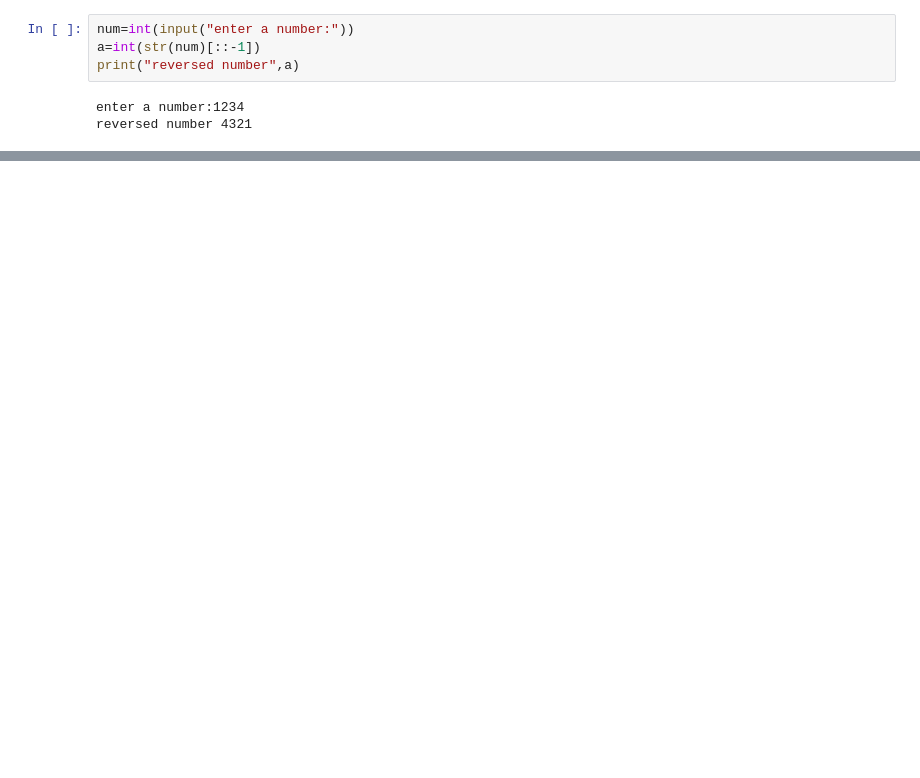
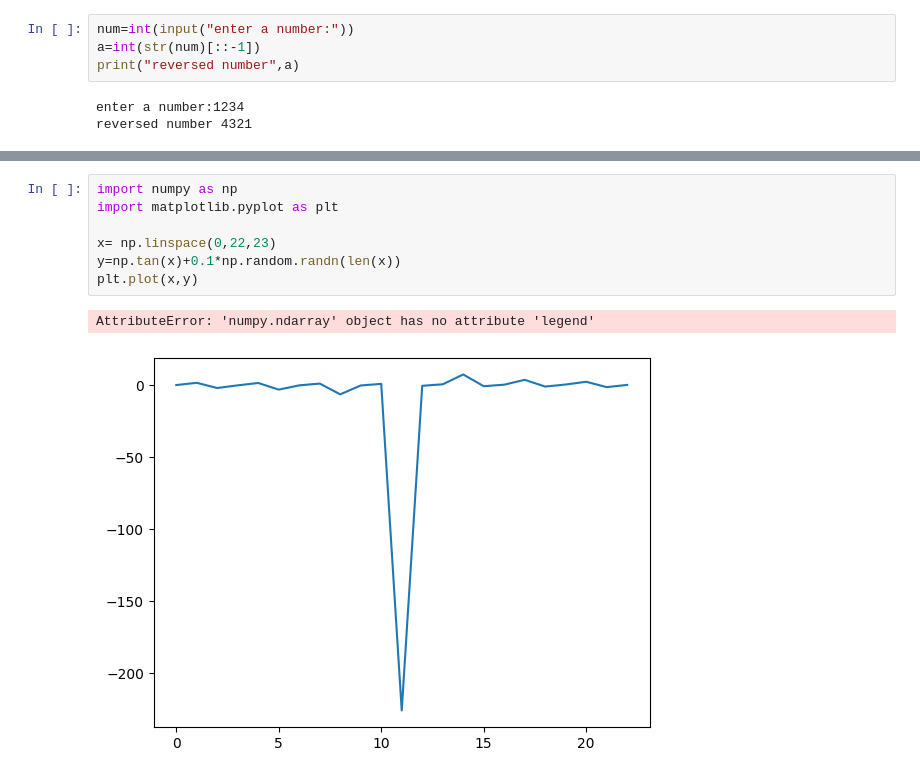
Before and after one commit to PratyushMaharana/pingu-the-basics-, a Jupyter notebook: Coding.ipynb, the cells around one changed output, grey strips where cells are left out. Cells and saved outputs as stored; diff of their text form; blank space fills up the shorter version.

```diff
--- a/Coding.ipynb
+++ b/Coding.ipynb
@@ -472,0 +759,10 @@ reversed number 4321
+# %%
+import numpy as np
+import matplotlib.pyplot as plt
+
+x= np.linspace(0,22,23)
+y=np.tan(x)+0.1*np.random.randn(len(x))
+plt.plot(x,y)
+# %% [output]
+AttributeError: 'numpy.ndarray' object has no attribute 'legend'
+[figure, added]
```
Also changed, not shown: parts of 94 cells of this notebook.
